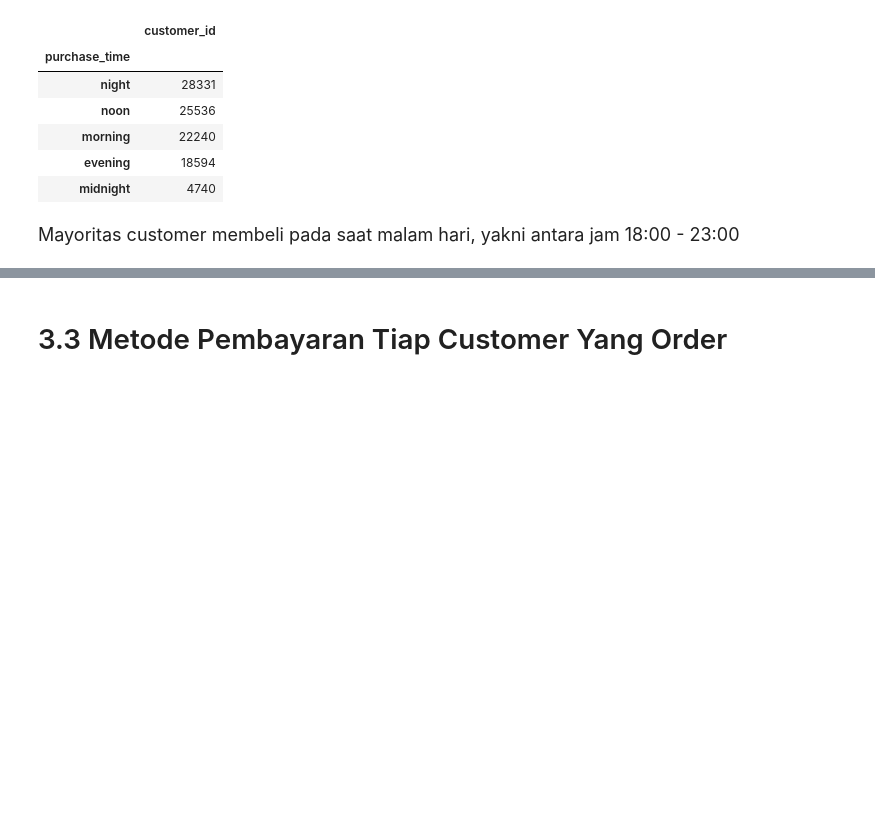
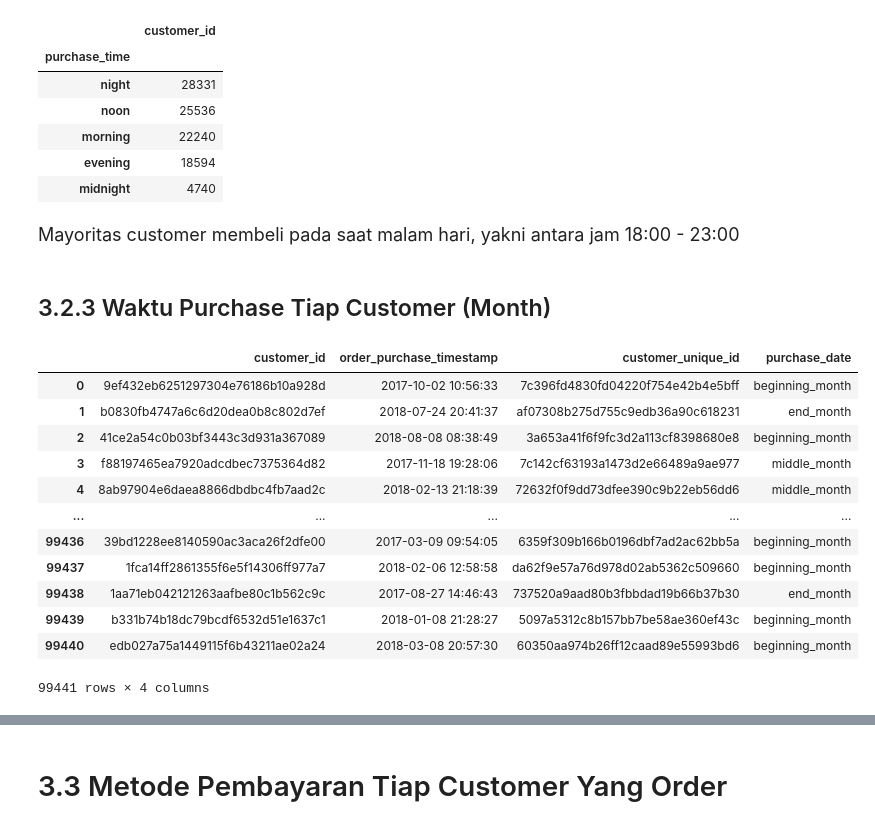
Before and after one commit to latifaahu/kaggle-brazilian, a Jupyter notebook: 03-latifah-hukma-shobiyya.ipynb, the cells around one changed output, grey strips where cells are left out. Drawn from its saved outputs; the diff is of its cells as text; code cells hidden in the pictures; blank space fills up the shorter version.

```diff
--- a/03-latifah-hukma-shobiyya.ipynb
+++ b/03-latifah-hukma-shobiyya.ipynb
@@ -647,3 +649,40 @@ cust_time_purchase.sort_values(by='customer_id', ascending=False)
 | midnight | 4740 |
 # %% [markdown]
 <font size="4">Mayoritas customer membeli pada saat malam hari, yakni antara jam 18:00 - 23:00</font>
+# %% [markdown]
+## 3.2.3 Waktu Purchase Tiap Customer (Month)
+# %%
+cust_orders_date = cust_orders.iloc[:,:3]
+
+# ambil tanggalnya
+cust_orders_date['purchase_date'] = cust_orders_date['order_purchase_timestamp'].str.split().str.get(0)
+cust_orders_date['purchase_date'] = cust_orders_date['purchase_date'].str.split('-').str.get(2)
+cust_orders_date['purchase_date'] = cust_orders_date['purchase_date'].astype(int)
+
+# menentukan waktu
+def func(row):
+    if row['purchase_date'] <= 10:
+        return 'beginning_month'
+    elif row['purchase_date'] > 10 and row['purchase_date'] <= 20:
+        return 'middle_month'
+    else:
+        return 'end_month'
+
+cust_orders_date['purchase_date'] = cust_orders_date.apply(func, axis=1)
+
+# cust_orders
+cust_orders_date
+# %% [output]
+|  | customer_id | order_purchase_timestamp | customer_unique_id | purchase_date |
+| 0 | 9ef432eb6251297304e76186b10a928d | 2017-10-02 10:56:33 | 7c396fd4830fd04220f754e42b4e5bff | beginning_month |
+| 1 | b0830fb4747a6c6d20dea0b8c802d7ef | 2018-07-24 20:41:37 | af07308b275d755c9edb36a90c618231 | end_month |
+| 2 | 41ce2a54c0b03bf3443c3d931a367089 | 2018-08-08 08:38:49 | 3a653a41f6f9fc3d2a113cf8398680e8 | beginning_month |
+| 3 | f88197465ea7920adcdbec7375364d82 | 2017-11-18 19:28:06 | 7c142cf63193a1473d2e66489a9ae977 | middle_month |
+| 4 | 8ab97904e6daea8866dbdbc4fb7aad2c | 2018-02-13 21:18:39 | 72632f0f9dd73dfee390c9b22eb56dd6 | middle_month |
+| ... | ... | ... | ... | ... |
+| 99436 | 39bd1228ee8140590ac3aca26f2dfe00 | 2017-03-09 09:54:05 | 6359f309b166b0196dbf7ad2ac62bb5a | beginning_month |
+| 99437 | 1fca14ff2861355f6e5f14306ff977a7 | 2018-02-06 12:58:58 | da62f9e57a76d978d02ab5362c509660 | beginning_month |
+| 99438 | 1aa71eb042121263aafbe80c1b562c9c | 2017-08-27 14:46:43 | 737520a9aad80b3fbbdad19b66b37b30 | end_month |
+| 99439 | b331b74b18dc79bcdf6532d51e1637c1 | 2018-01-08 21:28:27 | 5097a5312c8b157bb7be58ae360ef43c | beginning_month |
+| 99440 | edb027a75a1449115f6b43211ae02a24 | 2018-03-08 20:57:30 | 60350aa974b26ff12caad89e55993bd6 | beginning_month |
+99441 rows × 4 columns
```
Also changed, not shown: parts of 5 cells of this notebook.
